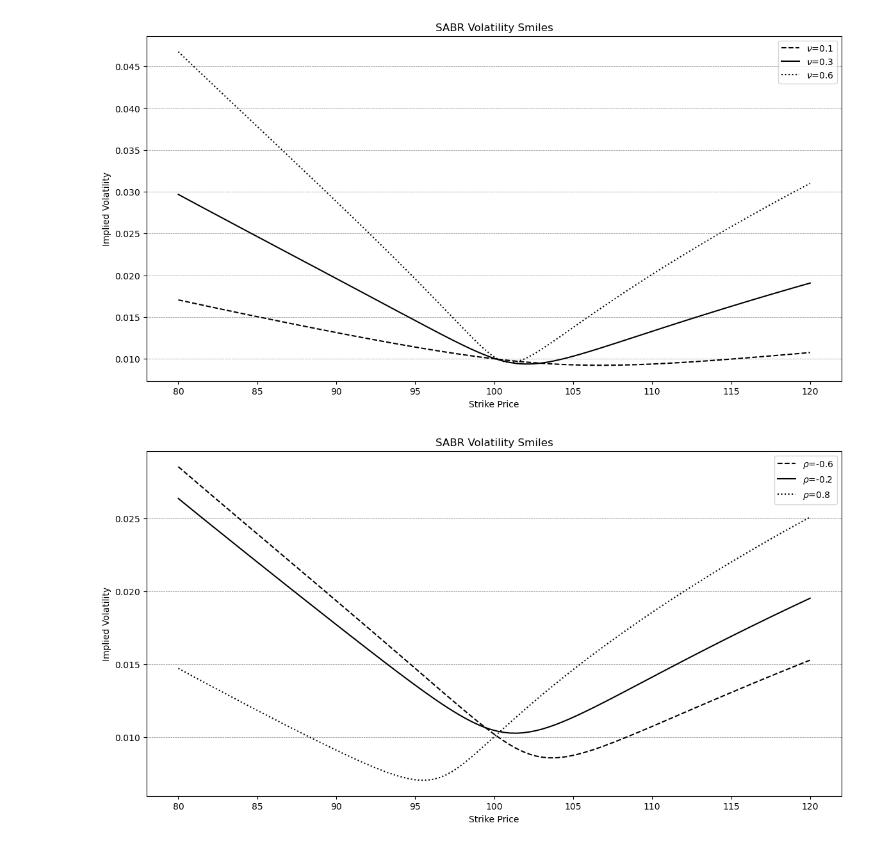
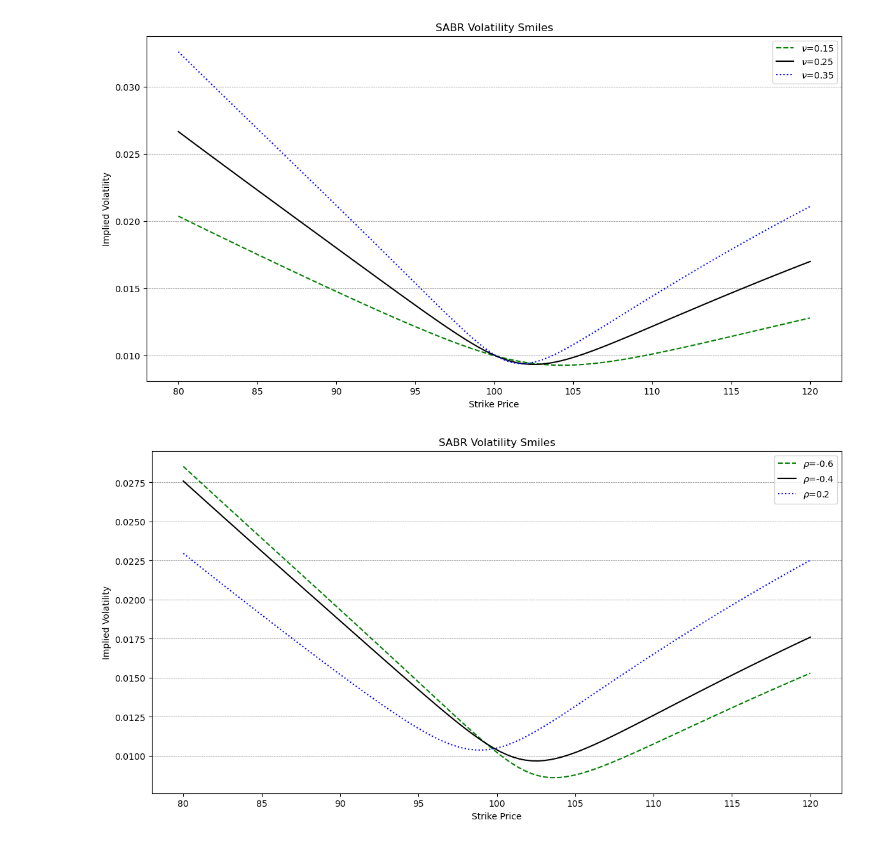
Before and after one commit to NannaOhrt/master_thesis, a Jupyter notebook: main/code/sabr_parameters.ipynb, the cells around one changed output. Saved outputs shown, nothing was run; the diff lists cells and outputs as text; code cells hidden in the pictures.

Commit message:
change color in plot

```diff
--- a/main/code/sabr_parameters.ipynb
+++ b/main/code/sabr_parameters.ipynb
@@ -42,10 +42,13 @@ def plot_volatility_smiles(F, T, alpha, beta, rho, nu, strikes):
     """
     plt.figure(figsize=(14, 7))
     line_styles = ['--', '-', ':']
+    colors = ['green', 'black', 'blue']
 
-    for a, ls in zip(alpha, line_styles):
+
+    for a, ls, color in zip(alpha, line_styles, colors):
         vols = [sabr_volatility(F, k, T, a, beta, rho, nu) for k in strikes]
-        plt.plot(strikes, vols, linestyle=ls, label=f'$\\alpha$={a}', c='black')
+        plt.plot(strikes, vols, linestyle=ls, label=f'$\\alpha$={a}', color=color)
+
 
 
     plt.title('SABR Volatility Smiles')
@@ -56,7 +59,7 @@ def plot_volatility_smiles(F, T, alpha, beta, rho, nu, strikes):
 
 F = 100
 T = 1
-alpha = [0.05, 0.1, 0.15]
+alpha = [0.08, 0.1, 0.12]
 beta = 0.5
 rho = -0.4
 nu = 0.25
@@ -81,10 +84,12 @@ def plot_volatility_smiles(F, T, alpha, beta, rho, nu, strikes):
     """
     plt.figure(figsize=(14, 7))
     line_styles = ['--', '-', ':']
+    colors = ['green', 'black', 'blue']
 
-    for b, ls in zip(beta, line_styles):
+    for b, ls, color  in zip(beta, line_styles,colors):
         vols = [sabr_volatility(F, k, T, alpha, b, rho, nu) for k in strikes]
-        plt.plot(strikes, vols, linestyle=ls, label=f'$\\beta$={b}', c='black')
+        plt.plot(strikes, vols, linestyle=ls, label=f'$\\beta$={b}', color=color)
+
 
     plt.title('SABR Volatility Smiles')
     plt.xlabel('Strike Price')
@@ -95,7 +100,7 @@ def plot_volatility_smiles(F, T, alpha, beta, rho, nu, strikes):
 F = 100
 T = 10
 alpha = 0.1
-beta = [0.3, 0.5, 0.7]
+beta = [0.45, 0.5, 0.55]
 rho = -0.4
 nu = 0.25
 strikes = np.linspace(80, 120, 100)
@@ -120,10 +125,11 @@ def plot_volatility_smiles(F, T, alpha, beta, rho, nu, strikes):
     """
     plt.figure(figsize=(14, 7))
     line_styles = ['--', '-', ':']
+    colors = ['green', 'black', 'blue']
 
-    for n, ls in zip(nu, line_styles):
+    for n, ls, color in zip(nu, line_styles, colors):
         vols = [sabr_volatility(F, k, T, alpha, beta, rho, n) for k in strikes]
-        plt.plot(strikes, vols, linestyle=ls, label=f'$\\nu$={n}', c='black')
+        plt.plot(strikes, vols, linestyle=ls, label=f'$\\nu$={n}', color=color)
 
     plt.title('SABR Volatility Smiles')
     plt.xlabel('Strike Price')
@@ -136,7 +142,7 @@ T = 1
 alpha = 0.1
 beta = 0.5
 rho = -0.4
-nu = [0.1, 0.30, 0.6]
+nu = [0.15, 0.25, 0.35]
 strikes = np.linspace(80, 120, 100)
 
 
@@ -145,7 +151,7 @@ plt.savefig("/Users/nannaingemannohrt/Desktop/master_thesis/main/plots/SABR_nu.p
 plt.show()
 plt.close()
 # %% [output]
-[figure, old version]
+[figure, new version]
 # %%
 
 def plot_volatility_smiles(F, T, alpha, beta, rho, nu, strikes):
@@ -155,37 +161,39 @@ def plot_volatility_smiles(F, T, alpha, beta, rho, nu, strikes):
     Parameters:
     - F: Forward rate of the underlying.
     - T: Time to maturity.
     - alpha, beta, rho, nu: SABR parameters.
     - strikes: Array of strike prices.
     """
     plt.figure(figsize=(14, 7))
     line_styles = ['--', '-', ':']
+    colors = ['green', 'black', 'blue']
 
-    for r, ls in zip(rho, line_styles):
+    for r, ls, color in zip(rho, line_styles, colors):
         vols = [sabr_volatility(F, k, T, alpha, beta, r, nu) for k in strikes]
-        plt.plot(strikes, vols, linestyle=ls, label=f'$\\rho$={r}', c='black')
+        plt.plot(strikes, vols, linestyle=ls, label=f'$\\rho$={r}', color=color)
+
 
     plt.title('SABR Volatility Smiles')
     plt.xlabel('Strike Price')
     plt.ylabel('Implied Volatility')
     plt.legend()
     plt.grid(axis='y', color='gray', linestyle='--', linewidth=0.5)
 
 F = 100
 T = 10
 alpha = 0.1
 beta = 0.5
-rho = [-0.6, -0.2,0.8]
+rho = [-0.6, -0.4,0.2]
 nu = 0.25
 strikes = np.linspace(80, 120, 100)
 
 
 plot_volatility_smiles(F, T, alpha, beta, rho, nu, strikes)
 plt.savefig("/Users/nannaingemannohrt/Desktop/master_thesis/main/plots/SABR_rho.png")
 plt.show()
 plt.close()
 # %% [output]
-[figure, old version]
+[figure, new version]
 # %%
 
 def plot_volatility_smiles(F, T, alpha, beta, rho, nu, strikes):
```
Also changed, not shown: parts of 3 cells of this notebook, 6 other files.
